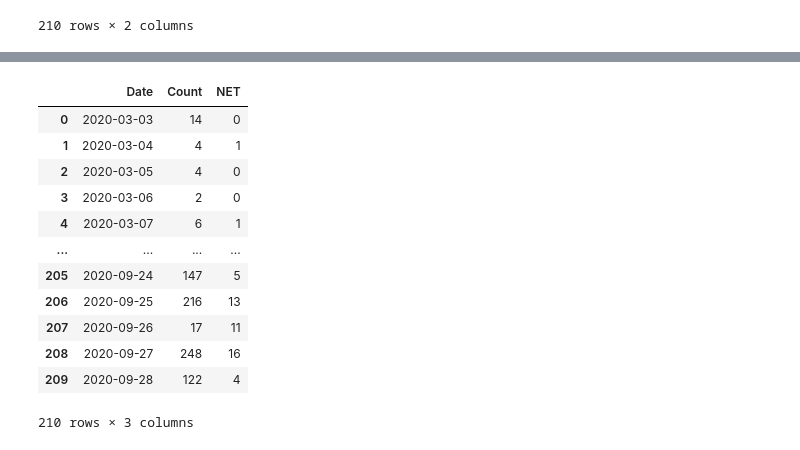
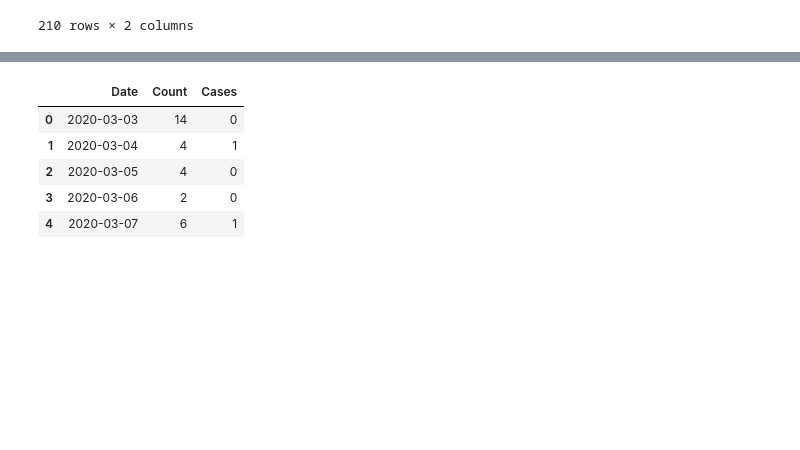
Before and after one commit to YannChye/covid_fs, a Jupyter notebook: covid_fs.ipynb, the cells around one changed output, grey strips where cells are left out. Drawn from its saved outputs; the diff is of its cells as text; code cells hidden in the pictures; blank space fills up the shorter version.

```diff
--- a/covid_fs.ipynb
+++ b/covid_fs.ipynb
@@ -128,8 +137,8 @@ for url in megathread_links:
 #    "Date":date,
 #    "Count":count
 #})
-#fword_df.to_csv("fWordCount.csv",index=False)
-fWord_df=pd.read_csv("fWordCount.csv")
+#fword_df.to_csv("data/fWordCount.csv",index=False)
+fWord_df=pd.read_csv("data/fWordCount.csv")
 fWord_df
 # %% [output]
 |  | Date | Count |
@@ -206,20 +215,17 @@ cases_df
 | 248 | 25 Jan | - | 2020-01-25 |
 249 rows × 3 columns
 # %%
+# merge case and fword count
 fWordDate_df=pd.merge(fWordDate_df,cases_df,left_on="Date",right_on="date")
 fWordDate_df=fWordDate_df[["Date","Count","NET"]]
-fWordDate_df
+# convert data type
+fWordDate_df["Cases"]=fWordDate_df["NET"].astype("int")
+fWordDate_df=fWordDate_df[["Date","Count","Cases"]]
+fWordDate_df.head()
 # %% [output]
-|  | Date | Count | NET |
+|  | Date | Count | Cases |
 | 0 | 2020-03-03 | 14 | 0 |
 | 1 | 2020-03-04 | 4 | 1 |
 | 2 | 2020-03-05 | 4 | 0 |
 | 3 | 2020-03-06 | 2 | 0 |
 | 4 | 2020-03-07 | 6 | 1 |
-| ... | ... | ... | ... |
-| 205 | 2020-09-24 | 147 | 5 |
-| 206 | 2020-09-25 | 216 | 13 |
-| 207 | 2020-09-26 | 17 | 11 |
-| 208 | 2020-09-27 | 248 | 16 |
-| 209 | 2020-09-28 | 122 | 4 |
-210 rows × 3 columns
```
Also changed, not shown: parts of 8 cells of this notebook, 4 other files.
